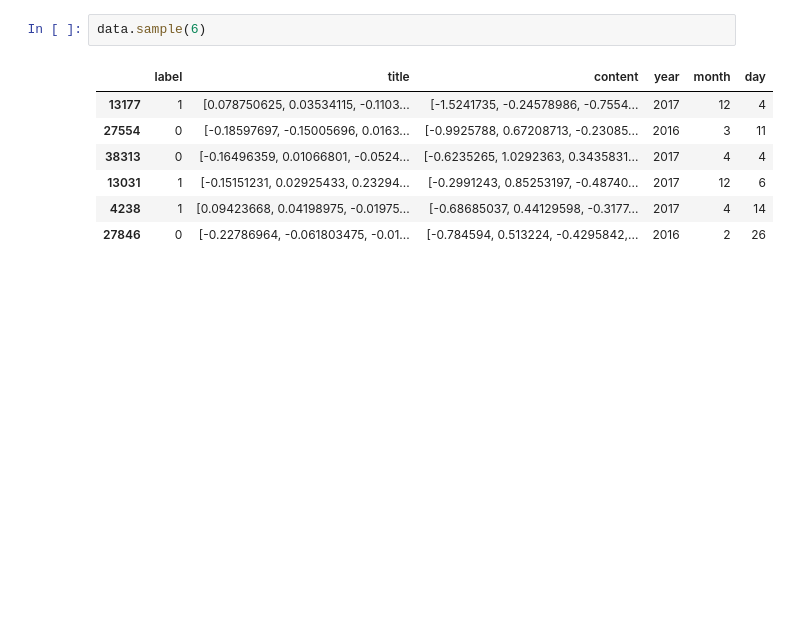
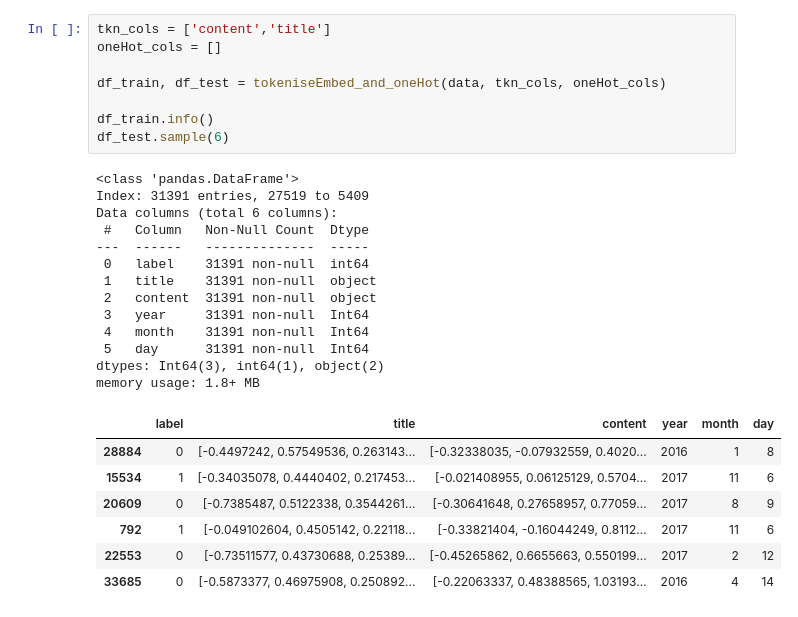
Before and after one commit to plip1e/NLP-first-project, a Jupyter notebook: main.ipynb, the cells around one changed output. Drawn from its saved outputs; the diff is of its cells as text; blank space fills up the shorter version.

```diff
--- a/main.ipynb
+++ b/main.ipynb
@@ -177,11 +111,30 @@ memory usage: 1.9+ MB
-# %%
-data.sample(6)
-# %% [output]
-|  | label | title | content | year | month | day |
-| 13177 | 1 | [0.078750625, 0.03534115, -0.1103... | [-1.5241735, -0.24578986, -0.7554... | 2017 | 12 | 4 |
-| 27554 | 0 | [-0.18597697, -0.15005696, 0.0163... | [-0.9925788, 0.67208713, -0.23085... | 2016 | 3 | 11 |
-| 38313 | 0 | [-0.16496359, 0.01066801, -0.0524... | [-0.6235265, 1.0292363, 0.3435831... | 2017 | 4 | 4 |
-| 13031 | 1 | [-0.15151231, 0.02925433, 0.23294... | [-0.2991243, 0.85253197, -0.48740... | 2017 | 12 | 6 |
-| 4238 | 1 | [0.09423668, 0.04198975, -0.01975... | [-0.68685037, 0.44129598, -0.3177... | 2017 | 4 | 14 |
-| 27846 | 0 | [-0.22786964, -0.061803475, -0.01... | [-0.784594, 0.513224, -0.4295842,... | 2016 | 2 | 26 |
+# %%
+tkn_cols = ['content','title']
+oneHot_cols = []
+
+df_train, df_test = tokeniseEmbed_and_oneHot(data, tkn_cols, oneHot_cols)
+
+df_train.info()
+df_test.sample(6)
+# %% [output]
+<class 'pandas.DataFrame'>
+Index: 31391 entries, 27519 to 5409
+Data columns (total 6 columns):
+ #   Column   Non-Null Count  Dtype
+---  ------   --------------  -----
+ 0   label    31391 non-null  int64
+ 1   title    31391 non-null  object
+ 2   content  31391 non-null  object
+ 3   year     31391 non-null  Int64
+ 4   month    31391 non-null  Int64
+ 5   day      31391 non-null  Int64
+dtypes: Int64(3), int64(1), object(2)
+memory usage: 1.8+ MB
+|  | label | title | content | year | month | day |
+| 28884 | 0 | [-0.4497242, 0.57549536, 0.263143... | [-0.32338035, -0.07932559, 0.4020... | 2016 | 1 | 8 |
+| 15534 | 1 | [-0.34035078, 0.4440402, 0.217453... | [-0.021408955, 0.06125129, 0.5704... | 2017 | 11 | 6 |
+| 20609 | 0 | [-0.7385487, 0.5122338, 0.3544261... | [-0.30641648, 0.27658957, 0.77059... | 2017 | 8 | 9 |
+| 792 | 1 | [-0.049102604, 0.4505142, 0.22118... | [-0.33821404, -0.16044249, 0.8112... | 2017 | 11 | 6 |
+| 22553 | 0 | [-0.73511577, 0.43730688, 0.25389... | [-0.45265862, 0.6655663, 0.550199... | 2017 | 2 | 12 |
+| 33685 | 0 | [-0.5873377, 0.46975908, 0.250892... | [-0.22063337, 0.48388565, 1.03193... | 2016 | 4 | 14 |
 # %%
```
Also changed, not shown: parts of 12 cells of this notebook, 3 other files.
